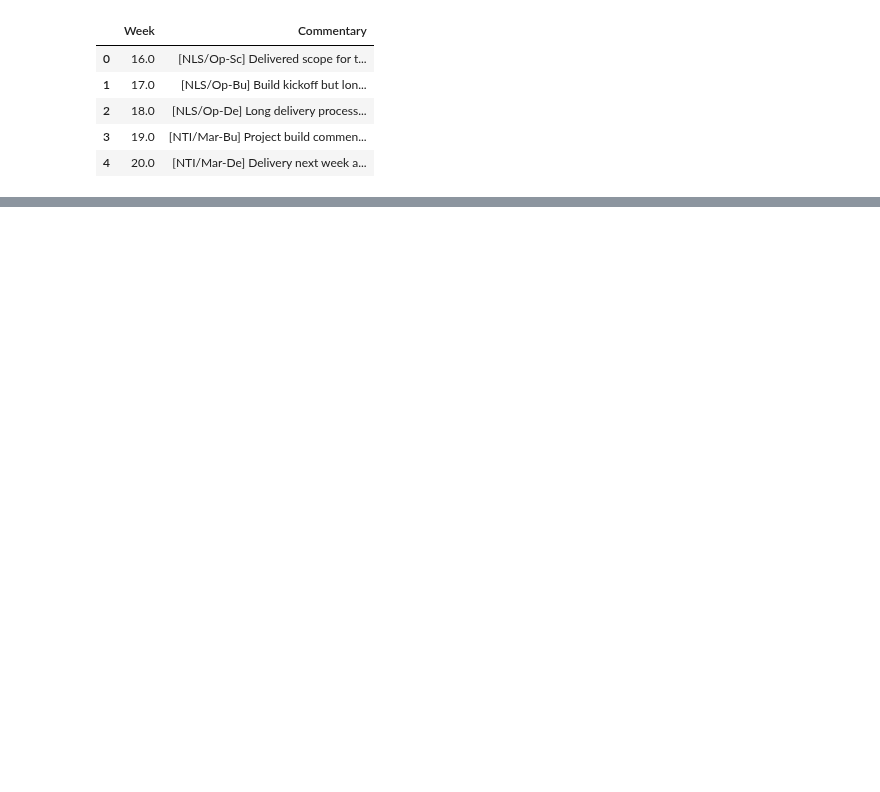
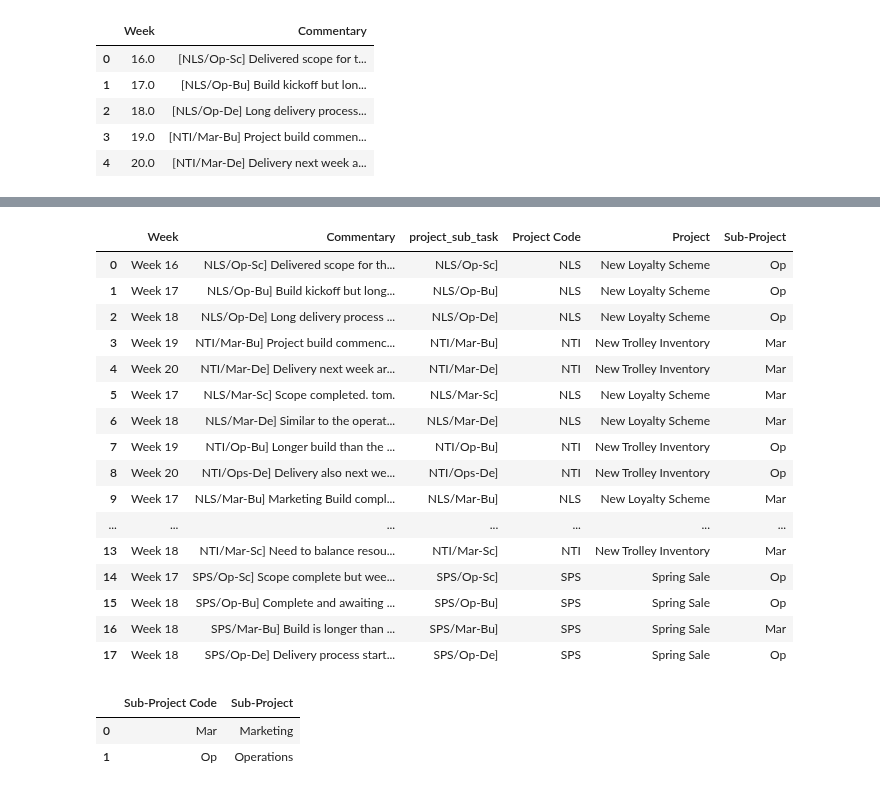
Before and after one commit to hyunjun33/Data_preprocessing, a Jupyter notebook: Preppin' Data 2021 Week 19 Challenge.ipynb, the cells around one changed output, grey strips where cells are left out. Cells and saved outputs as stored; diff of their text form; code cells hidden in the pictures; blank space fills up the shorter version.

```diff
--- a/Preppin' Data 2021 Week 19 Challenge.ipynb
+++ b/Preppin' Data 2021 Week 19 Challenge.ipynb
@@ -78,0 +121,3 @@ project_schedule
+# %%
+project_schedule["project_sub_task"] = project_schedule["Commentary"].map(lambda x: x.split(" ")[0])
+project_schedule
@@ -78,0 +142,2 @@ project_schedule
+# %%
+project_schedule["Project"] = project_schedule["project_sub_task"].map(lambda x: x.split("/")[0])
@@ -78,0 +172,29 @@ project_schedule
+# %%
+project_schedule["Sub-Project"][8] = project_schedule["Sub-Project"][8].replace("s", "")
+project_schedule
+# %% [output]
+|  | Week | Commentary | project_sub_task | Project Code | Project | Sub-Project |
+| 0 | Week 16 | NLS/Op-Sc] Delivered scope for th... | NLS/Op-Sc] | NLS | New Loyalty Scheme | Op |
+| 1 | Week 17 | NLS/Op-Bu] Build kickoff but long... | NLS/Op-Bu] | NLS | New Loyalty Scheme | Op |
+| 2 | Week 18 | NLS/Op-De] Long delivery process ... | NLS/Op-De] | NLS | New Loyalty Scheme | Op |
+| 3 | Week 19 | NTI/Mar-Bu] Project build commenc... | NTI/Mar-Bu] | NTI | New Trolley Inventory | Mar |
+| 4 | Week 20 | NTI/Mar-De] Delivery next week ar... | NTI/Mar-De] | NTI | New Trolley Inventory | Mar |
+| 5 | Week 17 | NLS/Mar-Sc] Scope completed. tom. | NLS/Mar-Sc] | NLS | New Loyalty Scheme | Mar |
+| 6 | Week 18 | NLS/Mar-De] Similar to the operat... | NLS/Mar-De] | NLS | New Loyalty Scheme | Mar |
+| 7 | Week 19 | NTI/Op-Bu] Longer build than the ... | NTI/Op-Bu] | NTI | New Trolley Inventory | Op |
+| 8 | Week 20 | NTI/Ops-De] Delivery also next we... | NTI/Ops-De] | NTI | New Trolley Inventory | Op |
+| 9 | Week 17 | NLS/Mar-Bu] Marketing Build compl... | NLS/Mar-Bu] | NLS | New Loyalty Scheme | Mar |
+| ... | ... | ... | ... | ... | ... | ... |
+| 13 | Week 18 | NTI/Mar-Sc] Need to balance resou... | NTI/Mar-Sc] | NTI | New Trolley Inventory | Mar |
+| 14 | Week 17 | SPS/Op-Sc] Scope complete but wee... | SPS/Op-Sc] | SPS | Spring Sale | Op |
+| 15 | Week 18 | SPS/Op-Bu] Complete and awaiting ... | SPS/Op-Bu] | SPS | Spring Sale | Op |
+| 16 | Week 18 | SPS/Mar-Bu] Build is longer than ... | SPS/Mar-Bu] | SPS | Spring Sale | Mar |
+| 17 | Week 18 | SPS/Op-De] Delivery process start... | SPS/Op-De] | SPS | Spring Sale | Op |
+# %%
+sub_project_code = data["Sub-Project Lookup Table"].copy()
+sub_project_code["Sub-Project Code"] = sub_project_code["Sub-Project Code"].str.capitalize()
+sub_project_code
+# %% [output]
+|  | Sub-Project Code | Sub-Project |
+| 0 | Mar | Marketing |
+| 1 | Op | Operations |
```
Also changed, not shown: parts of 17 cells of this notebook.
